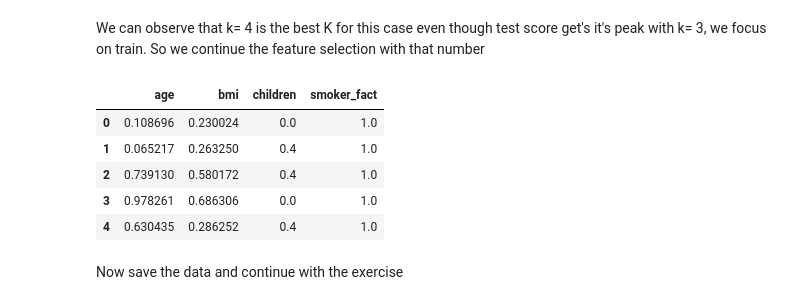
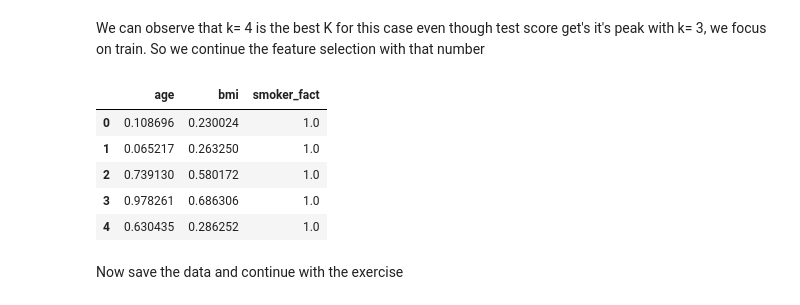
Before and after one commit to 4GeeksAcademy/JesusRoRo-Linear-Regression-Project, a Jupyter notebook: src/explore.ipynb, the cells around one changed output. Cells and saved outputs as stored; diff of their text form; code cells hidden in the pictures.

```diff
--- a/src/explore.ipynb
+++ b/src/explore.ipynb
@@ -59,15 +59,11 @@ all_data["region_fact"] = pd.factorize(all_data["region"])[0]
 #Save all the variables for the new dataframe
 num_variables = ["age", "sex_fact", "bmi", "children", "smoker_fact", "region_fact"]
 
-#Scale all the variables using StandarScaler since we do not have binary ones
-#Create the scaler first
-scaler = MinMaxScaler()
+#Create a dataframe with the scaled variables
+fact_data = pd.DataFrame(all_data, index = all_data.index, columns = num_variables)
 
-#Use the MinMaxScaler and create a new dataframe
-scal_features = scaler.fit_transform(all_data[num_variables]) #Fits and the transforms
-fact_data_scal = pd.DataFrame(scal_features, index = all_data.index, columns = num_variables)
-
-fact_data_scal["charges"] = all_data["charges"]
-fact_data_scal.head()
+#Add the target variable
+fact_data["charges"] = all_data["charges"]
+fact_data.head()
 # %% [output]
 |  | age | sex_fact | bmi | children | smoker_fact | region_fact | charges |
@@ -81,8 +77,22 @@ Now that the new dataframe with the scaled data is created, we need to split int
 
 X will be our independant variables and y our dependant one, which in this case would be "charges", the one we need to predict.
 # %%
-X = fact_data_scal.drop(["charges"], axis= 1) #Independant variables
-y = fact_data_scal["charges"]#Dependant variable, our target
+X = fact_data.drop(["charges"], axis= 1) #Independant variables
+y = fact_data["charges"]#Dependant variable, our target
 
 #Using train_test_split from Sklearn, divide the variables into train and test
 X_train, X_test, y_train, y_test = train_test_split(X, y, test_size= 0.2, random_state= 42)#Random state set to 42 to replicate the shuffle everytime
+
+#Save all the variables for the new dataframe
+
+#Create the scaler
+scaler = MinMaxScaler()
+
+#Train the scaler with the train variables
+scaler.fit(X_train)
+
+#Transform train and test using the scaler
+X_train_scaled = pd.DataFrame(scaler.transform(X_train), index= X_train.index, columns= X_train.columns)
+X_test_scaled = pd.DataFrame(scaler.transform(X_test), index= X_test.index, columns= X_test.columns)
+
+X_train_scaled
@@ -125,26 +149,26 @@ plt.show()
 We can observe that k= 4 is the best K for this case even though test score get's it's peak with k= 3, we focus on train. So we continue the feature selection with that number
 # %%
 #We create the selection model, in this case k is the number of features to be selected and f_regression the method used to determine wich are the best features to include
-selection_model = SelectKBest(f_regression, k = 4)
+selection_model = SelectKBest(f_regression, k = 3)
 
 #Fit the model with both X_train and y_train
-selection_model.fit(X_train, y_train)
+selection_model.fit(X_train_scaled, y_train)
 
 #Gets an array of the features selected
 ix = selection_model.get_support()
 
 #With ix we convert that array information into two new datasets that contain the features selected
-X_train_features = pd.DataFrame(selection_model.transform(X_train), columns = X_train.columns.values[ix])
-X_test_features = pd.DataFrame(selection_model.transform(X_test), columns = X_test.columns.values[ix])
+X_train_features = pd.DataFrame(selection_model.transform(X_train_scaled), columns = X_train_scaled.columns.values[ix])
+X_test_features = pd.DataFrame(selection_model.transform(X_test_scaled), columns = X_test_scaled.columns.values[ix])
 
 X_train_features.head()
 # %% [output]
-|  | age | bmi | children | smoker_fact |
-| 0 | 0.108696 | 0.230024 | 0.0 | 1.0 |
-| 1 | 0.065217 | 0.263250 | 0.4 | 1.0 |
-| 2 | 0.739130 | 0.580172 | 0.4 | 1.0 |
-| 3 | 0.978261 | 0.686306 | 0.0 | 1.0 |
-| 4 | 0.630435 | 0.286252 | 0.4 | 1.0 |
+|  | age | bmi | smoker_fact |
+| 0 | 0.108696 | 0.230024 | 1.0 |
+| 1 | 0.065217 | 0.263250 | 1.0 |
+| 2 | 0.739130 | 0.580172 | 1.0 |
+| 3 | 0.978261 | 0.686306 | 1.0 |
+| 4 | 0.630435 | 0.286252 | 1.0 |
 # %% [markdown]
 Now save the data and continue with the exercise
 # %%
```
Also changed, not shown: parts of 12 cells of this notebook, 2 other files.
